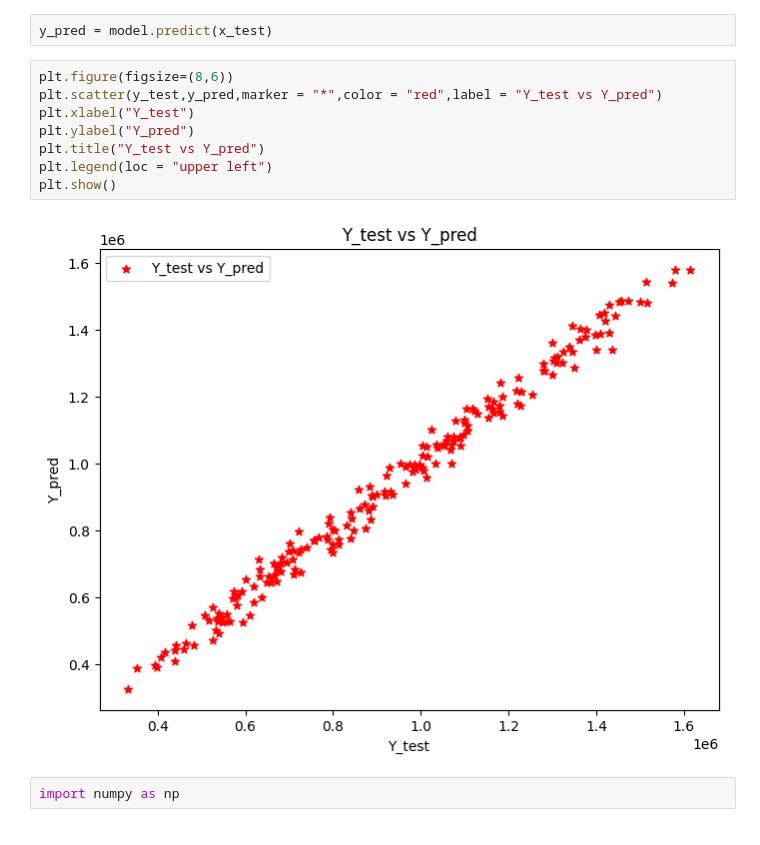
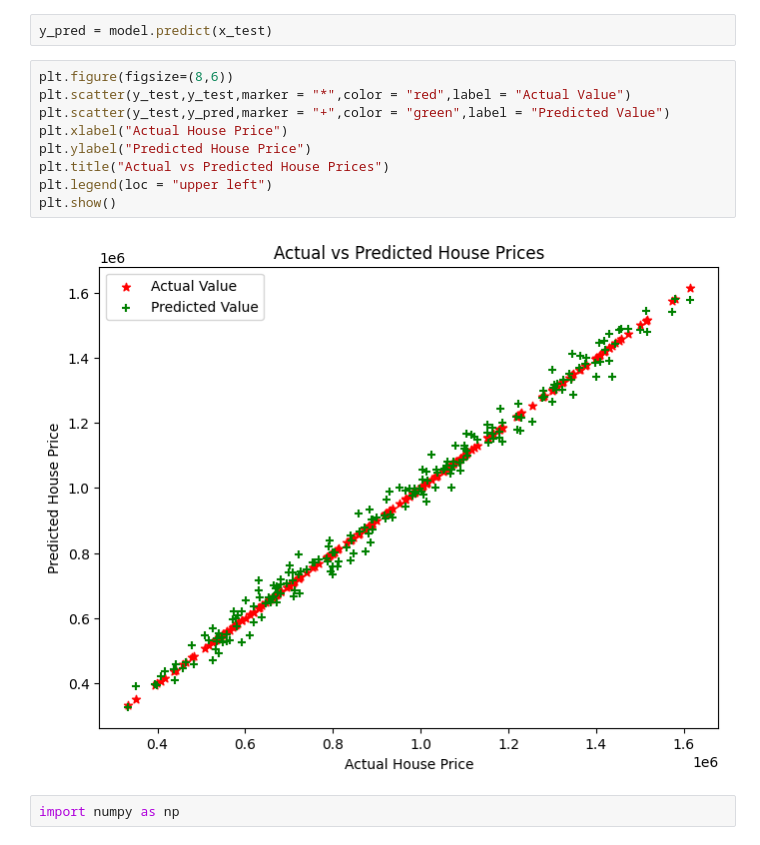
Before and after one commit to nidhisharma57350/Machine-Learning, a Jupyter notebook: House_Price_Prediction_Using_LR.ipynb, the cells around one changed output. Cells and saved outputs as stored; diff of their text form.

```diff
--- a/House_Price_Prediction_Using_LR.ipynb
+++ b/House_Price_Prediction_Using_LR.ipynb
@@ -236,14 +236,15 @@ LinearRegression()
 y_pred = model.predict(x_test)
 # %%
 plt.figure(figsize=(8,6))
-plt.scatter(y_test,y_pred,marker = "*",color = "red",label = "Y_test vs Y_pred")
-plt.xlabel("Y_test")
-plt.ylabel("Y_pred")
-plt.title("Y_test vs Y_pred")
+plt.scatter(y_test,y_test,marker = "*",color = "red",label = "Actual Value")
+plt.scatter(y_test,y_pred,marker = "+",color = "green",label = "Predicted Value")
+plt.xlabel("Actual House Price")
+plt.ylabel("Predicted House Price")
+plt.title("Actual vs Predicted House Prices")
 plt.legend(loc = "upper left")
 plt.show()
 # %% [output]
-[figure, old version]
+[figure, new version]
 # %%
 import numpy as np
 # %%
```
